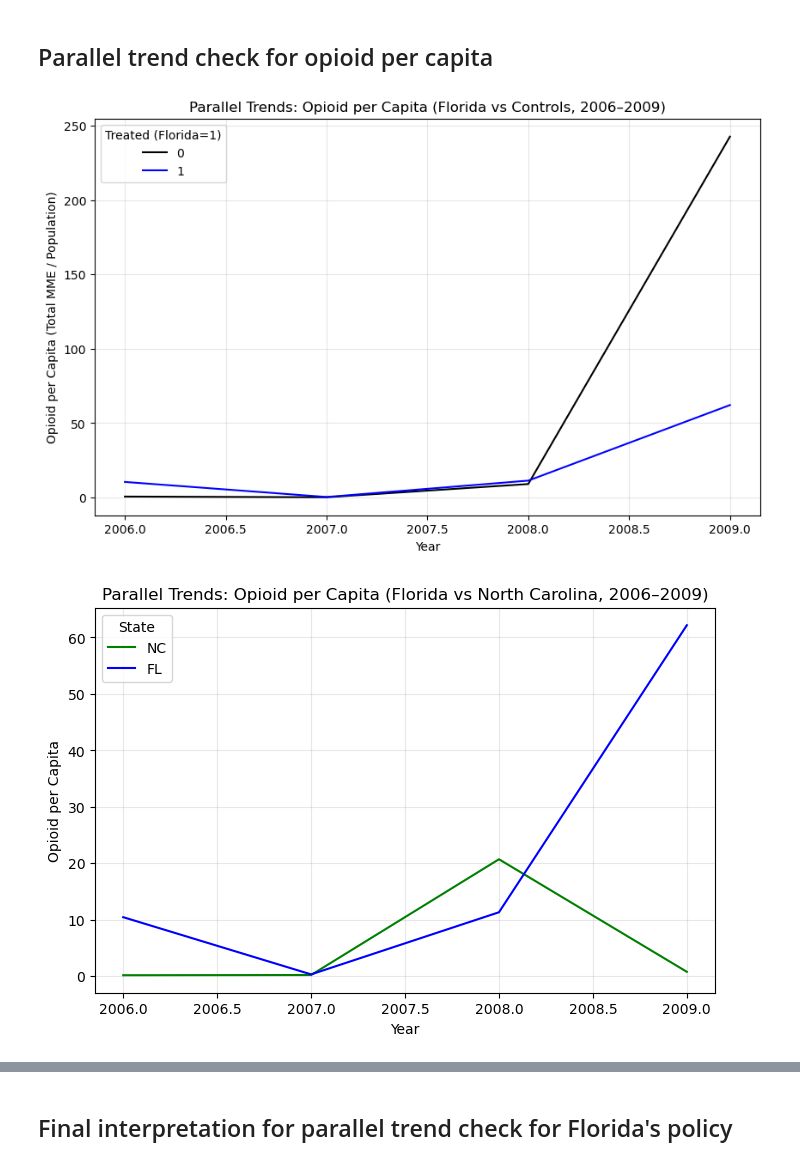
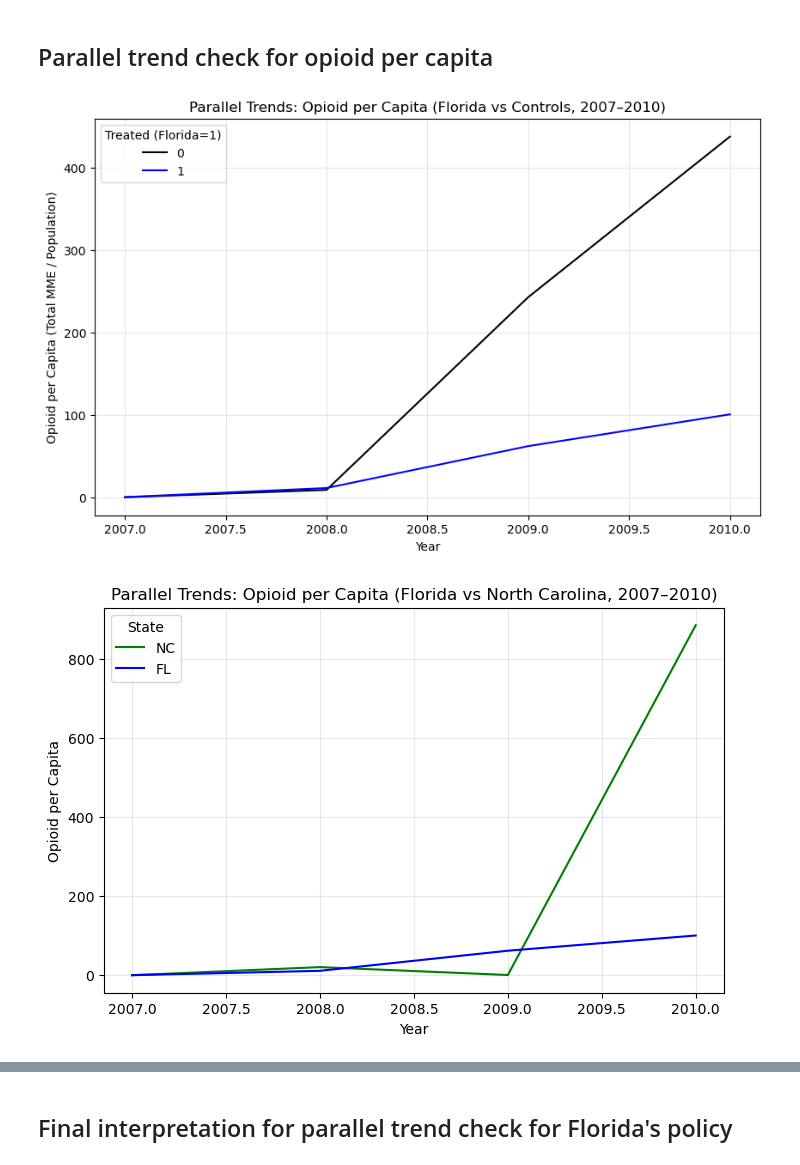
Before and after one commit to MIDS-at-Duke/pds-2025-opioids-study_on_opioids, a Jupyter notebook: parallel_trend_check.ipynb, the cells around one changed output, grey strips where cells are left out. Saved outputs shown, nothing was run; the diff lists cells and outputs as text; code cells hidden in the pictures.

```diff
--- a/parallel_trend_check.ipynb
+++ b/parallel_trend_check.ipynb
@@ -205,12 +202,11 @@ final_merged["opioid_per_capita"] = (
 )
 # %%
 # Build panel for opioid per-capita analysis (same states/years as mortality check)
-# Keeping the same columns but focusing on `Total_MME` for opioid shipment analysis
 
 df_opioid = final_merged[
     (final_merged["State"].isin(states))
-    & (final_merged["year"] >= 2006)
-    & (final_merged["year"] <= 2009)
+    & (final_merged["year"] >= 2007)
+    & (final_merged["year"] <= 2010)
 ][["County Code", "State", "County", "year", "Population", "Total_MME"]].copy()
 # %%
 # Compute opioid shipments per capita to normalize by population
@@ -236,39 +232,39 @@ sns.lineplot(
     palette={1: "blue", 0: "black"},
 )
 
-plt.title("Parallel Trends: Opioid per Capita (Florida vs Controls, 2006–2009)")
+plt.title("Parallel Trends: Opioid per Capita (Florida vs Controls, 2007–2010)")
 plt.xlabel("Year")
 plt.ylabel("Opioid per Capita (Total MME / Population)")
 plt.grid(True, alpha=0.3)
 plt.legend(title="Treated (Florida=1)")
 plt.show()
 # %% [output]
-[figure, old version]
+[figure, new version]
 # %%
 # Plot opioid per-capita: Florida vs North Carolina (mean per year)
 states_nc = ["FL", "NC"]
 df_nc = df_opioid[df_opioid["State"].isin(states_nc)].copy()
 
 plt.figure(figsize=(8, 5))
 
 sns.lineplot(
     data=df_nc,
     x="year",
     y="opioid_per_capita",
     hue="State",
     estimator="mean",
     errorbar=None,
-    palette={"FL": "blue", "NC": "green"},  # Florida  # North Carolina
+    palette={"FL": "blue", "NC": "green"},
 )
 
-plt.title("Parallel Trends: Opioid per Capita (Florida vs North Carolina, 2006–2009)")
+plt.title("Parallel Trends: Opioid per Capita (Florida vs North Carolina, 2007–2010)")
 plt.xlabel("Year")
 plt.ylabel("Opioid per Capita")
 plt.grid(True, alpha=0.3)
 plt.legend(title="State")
 plt.show()
 # %% [output]
-[figure, old version]
+[figure, new version]
 # %%
 # Plot opioid per-capita: Florida vs South Carolina (mean per year)
 states_sc = ["FL", "SC"]
```
Also changed, not shown: parts of 18 cells of this notebook, 2 other files.
